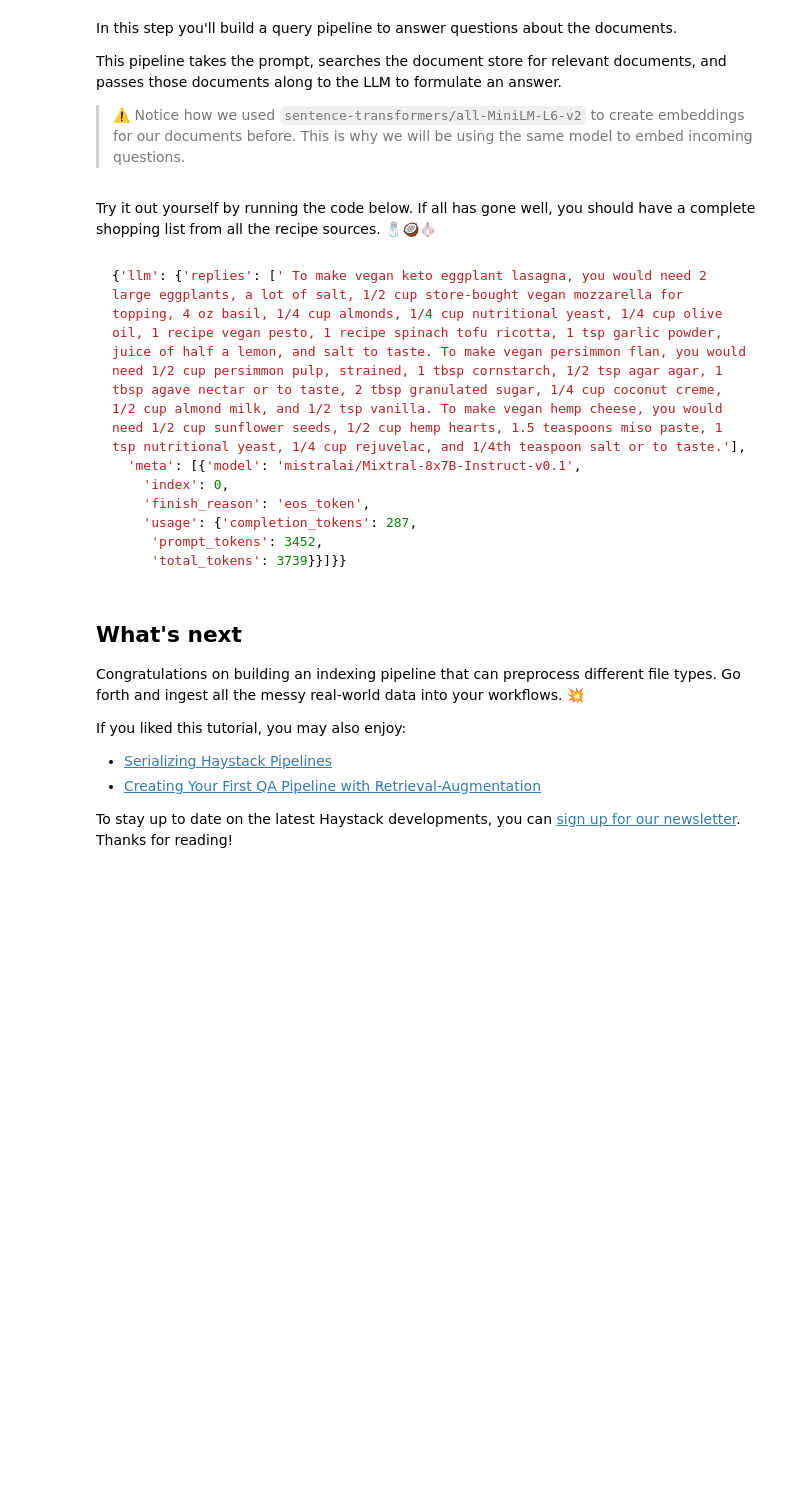
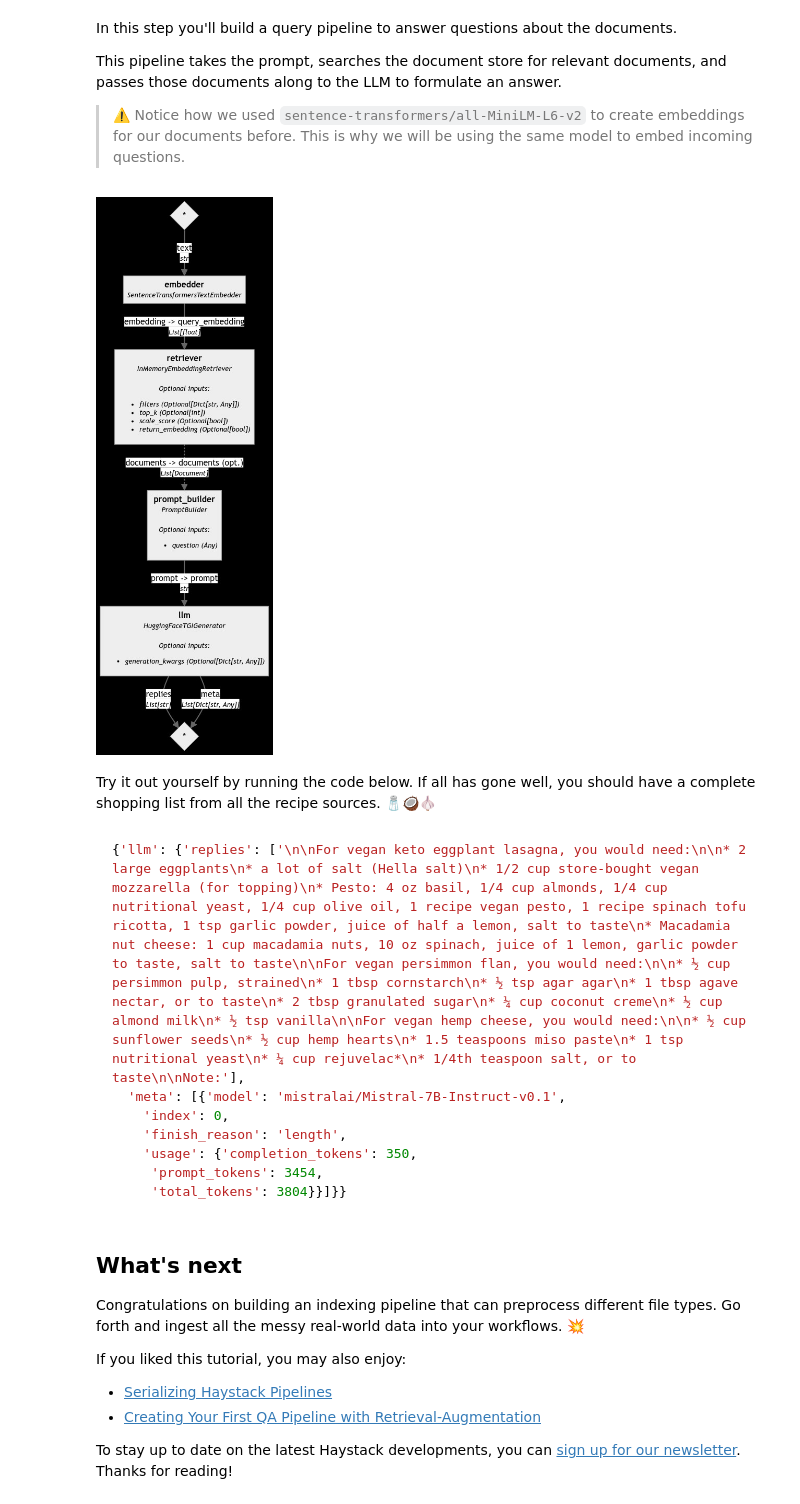
Before and after one commit to deepset-ai/haystack-tutorials, a Jupyter notebook: tutorials/30_File_Type_Preprocessing_Index_Pipeline.ipynb, the cells around one changed output. Cells and saved outputs as stored; diff of their text form; code cells hidden in the pictures; blank space fills up the shorter version.

````diff
--- a/tutorials/30_File_Type_Preprocessing_Index_Pipeline.ipynb
+++ b/tutorials/30_File_Type_Preprocessing_Index_Pipeline.ipynb
@@ -153,29 +153,31 @@ This pipeline takes the prompt, searches the document store for relevant documen
 # %%
 from haystack.components.embedders import SentenceTransformersTextEmbedder
 from haystack.components.retrievers.in_memory import InMemoryEmbeddingRetriever
 from haystack.components.builders import PromptBuilder
 from haystack.components.generators import HuggingFaceTGIGenerator
 
 template = """
 Answer the questions based on the given context.
 
 Context:
 {% for document in documents %}
     {{ document.content }}
 {% endfor %}
 
 Question: {{ question }}
 Answer:
 """
 pipe = Pipeline()
 pipe.add_component("embedder", SentenceTransformersTextEmbedder(model="sentence-transformers/all-MiniLM-L6-v2"))
 pipe.add_component("retriever", InMemoryEmbeddingRetriever(document_store=document_store))
 pipe.add_component("prompt_builder", PromptBuilder(template=template))
-pipe.add_component("llm", HuggingFaceTGIGenerator("mistralai/Mixtral-8x7B-Instruct-v0.1"))
+pipe.add_component("llm", HuggingFaceTGIGenerator("mistralai/Mistral-7B-Instruct-v0.1"))
 
 pipe.connect("embedder.embedding", "retriever.query_embedding")
 pipe.connect("retriever", "prompt_builder.documents")
 pipe.connect("prompt_builder", "llm")
+# %% [output]
+[figure, added]
 # %% [markdown]
 Try it out yourself by running the code below. If all has gone well, you should have a complete shopping list from all the recipe sources. 🧂🥥🧄
 # %%
@@ -192,13 +194,13 @@ pipe.run(
 )
 # %% [markdown]
 ```python
-{'llm': {'replies': [' To make vegan keto eggplant lasagna, you would need 2 large eggplants, a lot of salt, 1/2 cup store-bought vegan mozzarella for topping, 4 oz basil, 1/4 cup almonds, 1/4 cup nutritional yeast, 1/4 cup olive oil, 1 recipe vegan pesto, 1 recipe spinach tofu ricotta, 1 tsp garlic powder, juice of half a lemon, and salt to taste. To make vegan persimmon flan, you would need 1/2 cup persimmon pulp, strained, 1 tbsp cornstarch, 1/2 tsp agar agar, 1 tbsp agave nectar or to taste, 2 tbsp granulated sugar, 1/4 cup coconut creme, 1/2 cup almond milk, and 1/2 tsp vanilla. To make vegan hemp cheese, you would need 1/2 cup sunflower seeds, 1/2 cup hemp hearts, 1.5 teaspoons miso paste, 1 tsp nutritional yeast, 1/4 cup rejuvelac, and 1/4th teaspoon salt or to taste.'],
-  'meta': [{'model': 'mistralai/Mixtral-8x7B-Instruct-v0.1',
+{'llm': {'replies': ['\n\nFor vegan keto eggplant lasagna, you would need:\n\n* 2 large eggplants\n* a lot of salt (Hella salt)\n* 1/2 cup store-bought vegan mozzarella (for topping)\n* Pesto: 4 oz basil, 1/4 cup almonds, 1/4 cup nutritional yeast, 1/4 cup olive oil, 1 recipe vegan pesto, 1 recipe spinach tofu ricotta, 1 tsp garlic powder, juice of half a lemon, salt to taste\n* Macadamia nut cheese: 1 cup macadamia nuts, 10 oz spinach, juice of 1 lemon, garlic powder to taste, salt to taste\n\nFor vegan persimmon flan, you would need:\n\n* ½ cup persimmon pulp, strained\n* 1 tbsp cornstarch\n* ½ tsp agar agar\n* 1 tbsp agave nectar, or to taste\n* 2 tbsp granulated sugar\n* ¼ cup coconut creme\n* ½ cup almond milk\n* ½ tsp vanilla\n\nFor vegan hemp cheese, you would need:\n\n* ½ cup sunflower seeds\n* ½ cup hemp hearts\n* 1.5 teaspoons miso paste\n* 1 tsp nutritional yeast\n* ¼ cup rejuvelac*\n* 1/4th teaspoon salt, or to taste\n\nNote:'],
+  'meta': [{'model': 'mistralai/Mistral-7B-Instruct-v0.1',
     'index': 0,
-    'finish_reason': 'eos_token',
-    'usage': {'completion_tokens': 287,
-     'prompt_tokens': 3452,
-     'total_tokens': 3739}}]}}
+    'finish_reason': 'length',
+    'usage': {'completion_tokens': 350,
+     'prompt_tokens': 3454,
+     'total_tokens': 3804}}]}}
 ```
 # %% [markdown]
 ## What's next
````
Also changed, not shown: parts of 5 cells of this notebook, 1 other file.
